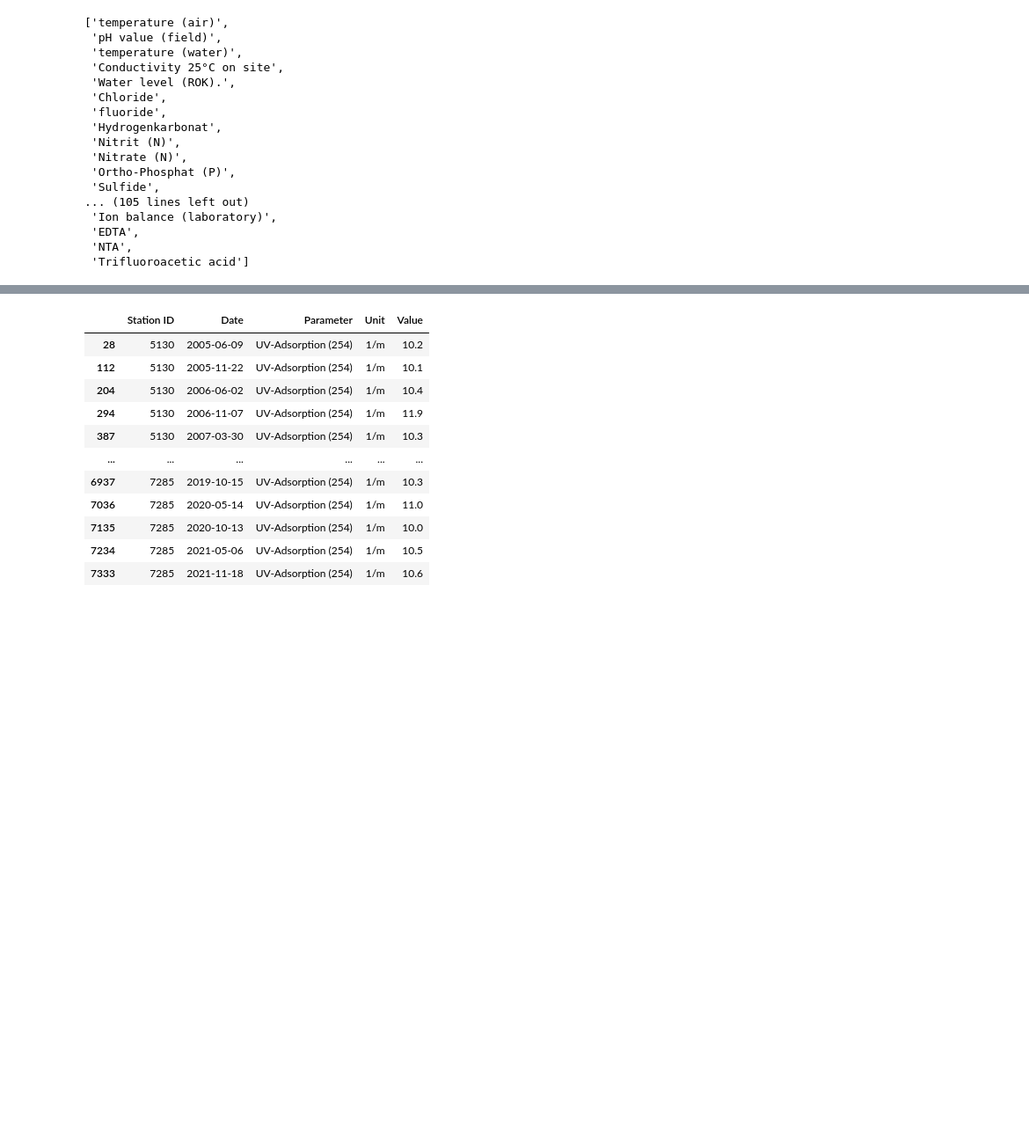
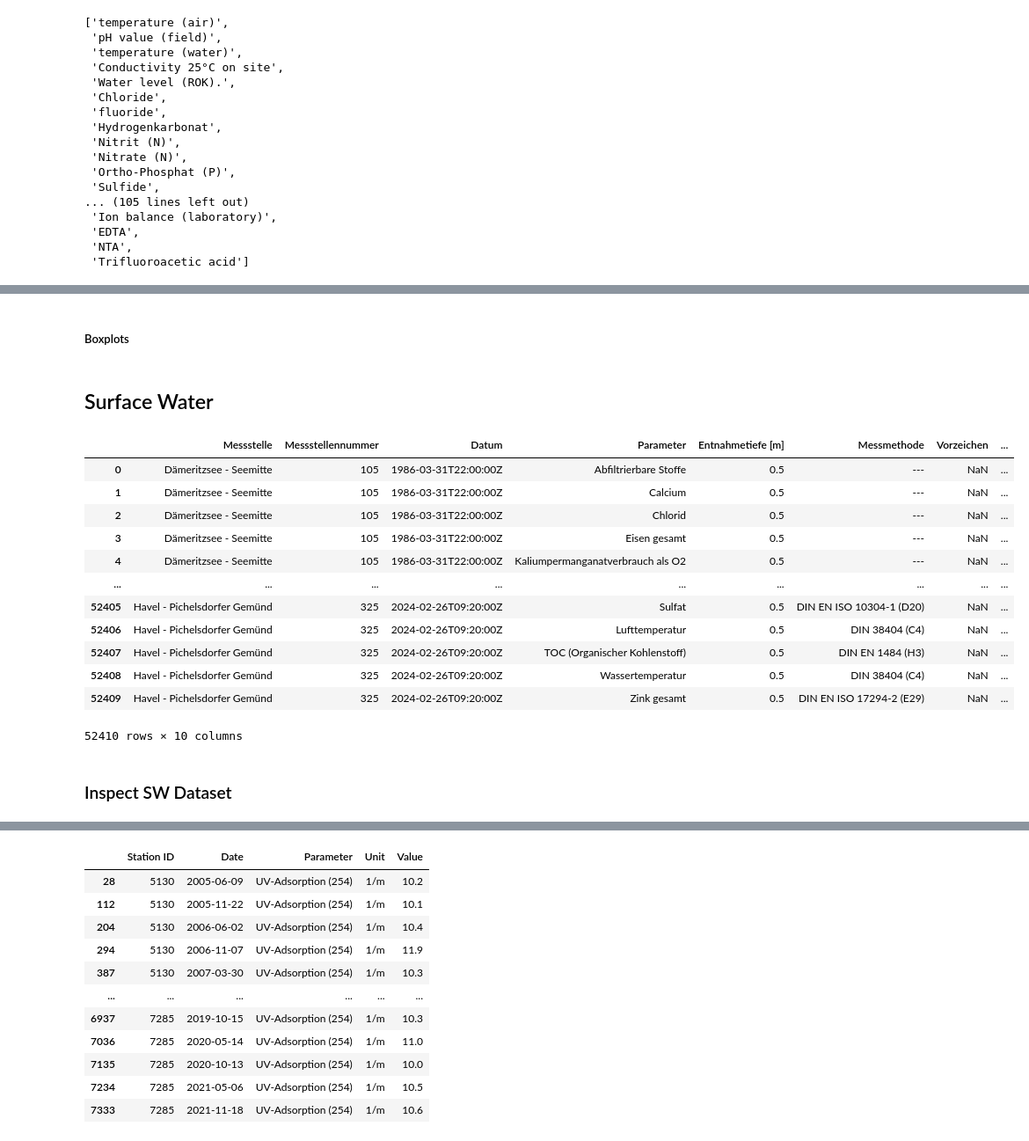
Before and after one commit to MassimilianoArca/climate-change, a Jupyter notebook: climate_change/berlin/preprocessing/raw_data.ipynb, the cells around one changed output, grey strips where cells are left out. Shown at 88% size. Drawn from its saved outputs; the diff is of its cells as text; code cells hidden in the pictures; blank space fills up the shorter version.

Commit message:
first data view berlin

```diff
--- a/climate_change/berlin/preprocessing/raw_data.ipynb
+++ b/climate_change/berlin/preprocessing/raw_data.ipynb
@@ -23,6 +21,7 @@ data_folder = os.path.join("..", "..", "data", "berlin")
 
 raw_data_folder = os.path.join(data_folder, "raw_data")
 
-targets_folder = os.path.join(raw_data_folder, "targets")
+ground_water_folder = os.path.join(raw_data_folder, "ground water")
+surface_water_folder = os.path.join(raw_data_folder, "surface water")
 # %% [markdown]
 # Load Data
@@ -982,0 +307,2 @@ parameters_translated
+# %% [markdown]
+##### Boxplots
@@ -982,0 +330,8 @@ parameters_translated
+# %% [markdown]
+## Surface Water
+# %%
+ts_sw_df = pd.read_csv(
+    os.path.join(
+        surface_water_folder, "time-series_surface-water_quality.csv"
+    )
+)
@@ -982,0 +344,16 @@ parameters_translated
+# %%
+ts_sw_df
+# %% [output]
+|  | Messstelle | Messstellennummer | Datum | Parameter | Entnahmetiefe [m] | Messmethode | Vorzeichen | ... |
+| 0 | Dämeritzsee - Seemitte | 105 | 1986-03-31T22:00:00Z | Abfiltrierbare Stoffe | 0.5 | --- | NaN | ... |
+| 1 | Dämeritzsee - Seemitte | 105 | 1986-03-31T22:00:00Z | Calcium | 0.5 | --- | NaN | ... |
+| 2 | Dämeritzsee - Seemitte | 105 | 1986-03-31T22:00:00Z | Chlorid | 0.5 | --- | NaN | ... |
+| 3 | Dämeritzsee - Seemitte | 105 | 1986-03-31T22:00:00Z | Eisen gesamt | 0.5 | --- | NaN | ... |
+| 4 | Dämeritzsee - Seemitte | 105 | 1986-03-31T22:00:00Z | Kaliumpermanganatverbrauch als O2 | 0.5 | --- | NaN | ... |
+| ... | ... | ... | ... | ... | ... | ... | ... | ... |
+| 52405 | Havel - Pichelsdorfer Gemünd | 325 | 2024-02-26T09:20:00Z | Sulfat | 0.5 | DIN EN ISO 10304-1 (D20) | NaN | ... |
+| 52406 | Havel - Pichelsdorfer Gemünd | 325 | 2024-02-26T09:20:00Z | Lufttemperatur | 0.5 | DIN 38404 (C4) | NaN | ... |
+| 52407 | Havel - Pichelsdorfer Gemünd | 325 | 2024-02-26T09:20:00Z | TOC (Organischer Kohlenstoff) | 0.5 | DIN EN 1484 (H3) | NaN | ... |
+| 52408 | Havel - Pichelsdorfer Gemünd | 325 | 2024-02-26T09:20:00Z | Wassertemperatur | 0.5 | DIN 38404 (C4) | NaN | ... |
+| 52409 | Havel - Pichelsdorfer Gemünd | 325 | 2024-02-26T09:20:00Z | Zink gesamt | 0.5 | DIN EN ISO 17294-2 (E29) | NaN | ... |
+52410 rows × 10 columns
@@ -982,0 +381,2 @@ parameters_translated
+# %% [markdown]
+### Inspect SW Dataset
```
Also changed, not shown: parts of 178 cells of this notebook, 1 other file.
